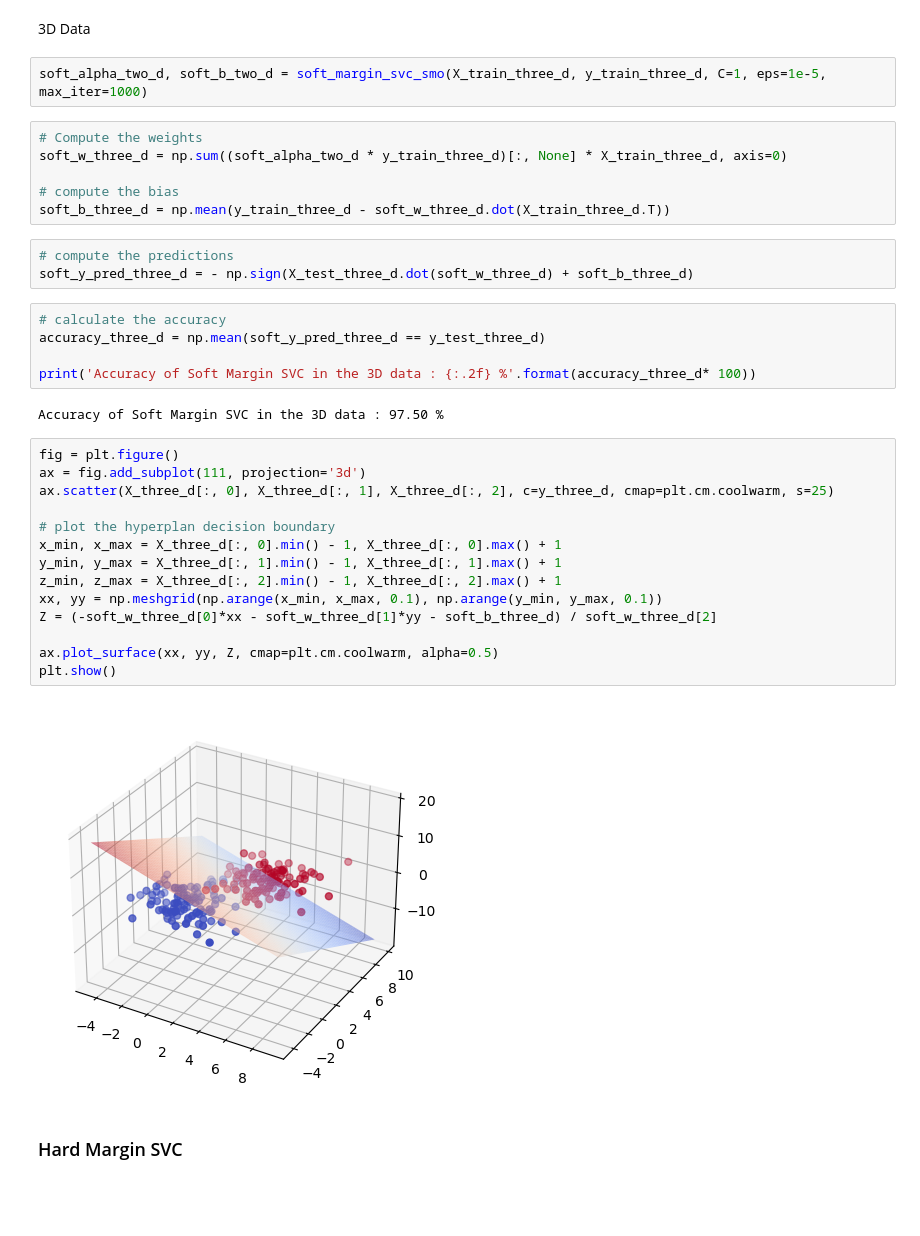
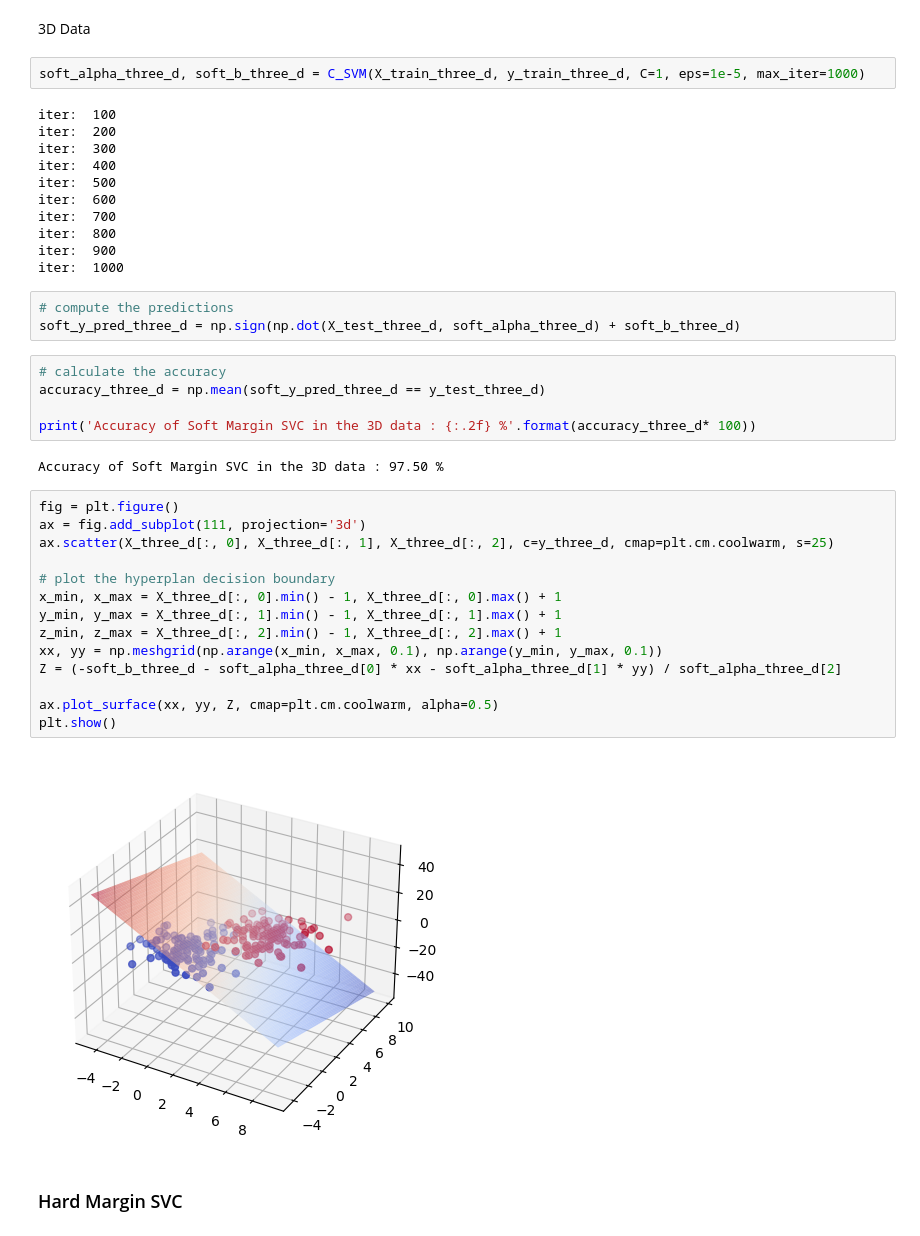
Before and after one commit to Bratet/SVM-From-Scratch, a Jupyter notebook: Hard-Soft margin SVC/Soft_and_hard_margin_SVC.ipynb, the cells around one changed output. Drawn from its saved outputs; the diff is of its cells as text; blank space fills up the shorter version.

```diff
--- a/Hard-Soft margin SVC/Soft_and_hard_margin_SVC.ipynb
+++ b/Hard-Soft margin SVC/Soft_and_hard_margin_SVC.ipynb
@@ -185,16 +295,21 @@ plt.show()
 # %% [markdown]
 3D Data
 # %%
-soft_alpha_two_d, soft_b_two_d = soft_margin_svc_smo(X_train_three_d, y_train_three_d, C=1, eps=1e-5, max_iter=1000)
+soft_alpha_three_d, soft_b_three_d = C_SVM(X_train_three_d, y_train_three_d, C=1, eps=1e-5, max_iter=1000)
+# %% [output]
+iter:  100
+iter:  200
+iter:  300
+iter:  400
+iter:  500
+iter:  600
+iter:  700
+iter:  800
+iter:  900
+iter:  1000
-# %%
-# Compute the weights
-soft_w_three_d = np.sum((soft_alpha_two_d * y_train_three_d)[:, None] * X_train_three_d, axis=0)
-
-# compute the bias
-soft_b_three_d = np.mean(y_train_three_d - soft_w_three_d.dot(X_train_three_d.T))
 # %%
 # compute the predictions
-soft_y_pred_three_d = - np.sign(X_test_three_d.dot(soft_w_three_d) + soft_b_three_d)
+soft_y_pred_three_d = np.sign(np.dot(X_test_three_d, soft_alpha_three_d) + soft_b_three_d)
 # %%
 # calculate the accuracy
 accuracy_three_d = np.mean(soft_y_pred_three_d == y_test_three_d)
@@ -205,18 +320,18 @@ Accuracy of Soft Margin SVC in the 3D data : 97.50 %
 # %%
 fig = plt.figure()
 ax = fig.add_subplot(111, projection='3d')
 ax.scatter(X_three_d[:, 0], X_three_d[:, 1], X_three_d[:, 2], c=y_three_d, cmap=plt.cm.coolwarm, s=25)
 
 # plot the hyperplan decision boundary
 x_min, x_max = X_three_d[:, 0].min() - 1, X_three_d[:, 0].max() + 1
 y_min, y_max = X_three_d[:, 1].min() - 1, X_three_d[:, 1].max() + 1
 z_min, z_max = X_three_d[:, 2].min() - 1, X_three_d[:, 2].max() + 1
 xx, yy = np.meshgrid(np.arange(x_min, x_max, 0.1), np.arange(y_min, y_max, 0.1))
-Z = (-soft_w_three_d[0]*xx - soft_w_three_d[1]*yy - soft_b_three_d) / soft_w_three_d[2]
+Z = (-soft_b_three_d - soft_alpha_three_d[0] * xx - soft_alpha_three_d[1] * yy) / soft_alpha_three_d[2]
 
 ax.plot_surface(xx, yy, Z, cmap=plt.cm.coolwarm, alpha=0.5)
 plt.show()
 # %% [output]
-[figure, old version]
+[figure, new version]
 # %% [markdown]
 ### Hard Margin SVC
```
Also changed, not shown: parts of 17 cells of this notebook, 4 other files.
